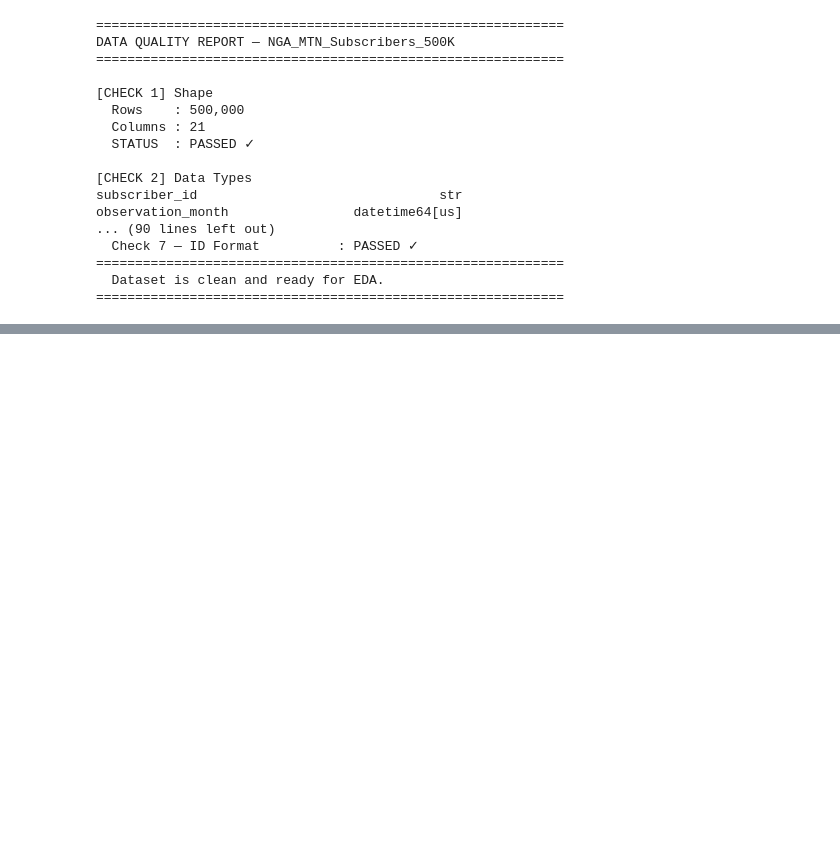
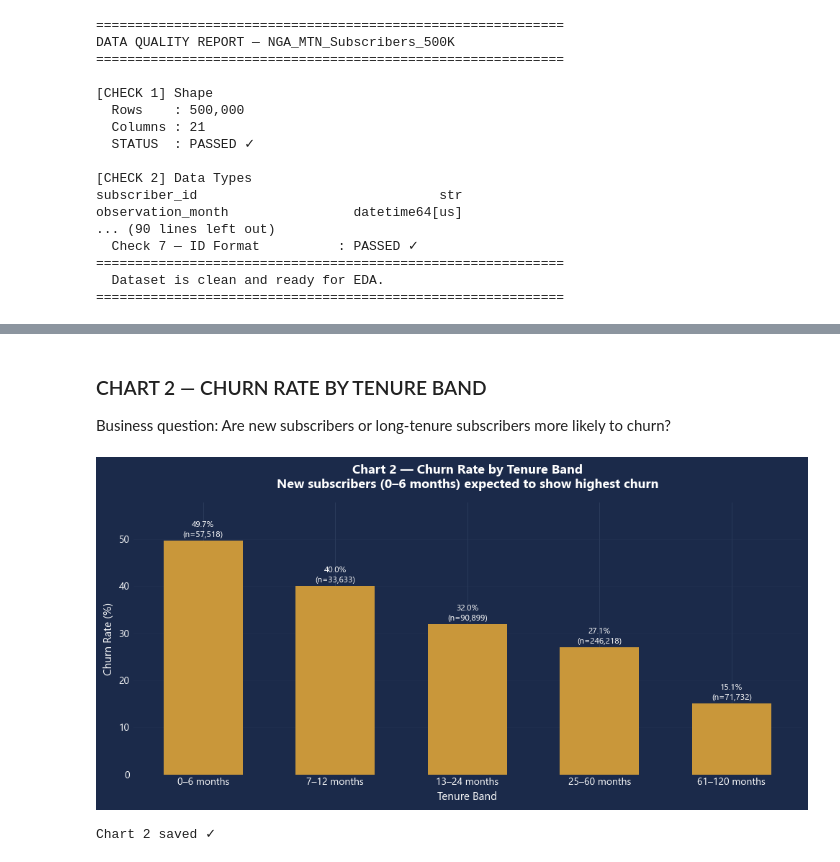
Before and after one commit to Elijjjaaaahhhhh/mtn-churn-prediction, a Jupyter notebook: notebooks/mtn_churn_pipeline.ipynb, the cells around one changed output, grey strips where cells are left out. Cells and saved outputs as stored; diff of their text form; code cells hidden in the pictures; blank space fills up the shorter version.

```diff
--- a/notebooks/mtn_churn_pipeline.ipynb
+++ b/notebooks/mtn_churn_pipeline.ipynb
@@ -1184,0 +1272,65 @@ observation_month                datetime64[us]
+# %% [markdown]
+### CHART 2 — CHURN RATE BY TENURE BAND
+ Business question: Are new subscribers or long-tenure subscribers more likely to churn?
+# %%
+# Create tenure bands
+tenure_bins   = [0, 6, 12, 24, 60, 120]
+tenure_labels = ['0–6 months', '7–12 months', '13–24 months',
+                 '25–60 months', '61–120 months']
+
+df['tenure_band'] = pd.cut(
+    df['tenure_months'],
+    bins=tenure_bins,
+    labels=tenure_labels,
+    right=True
+)
+
+tenure_churn = (
+    df.groupby('tenure_band', observed=True)['churn_label']
+    .agg(['mean', 'count'])
+    .rename(columns={'mean': 'churn_rate', 'count': 'count'})
+    .reset_index()
+)
+tenure_churn['churn_rate_pct'] = tenure_churn['churn_rate'] * 100
+
+fig, ax = plt.subplots(figsize=(10, 5))
+
+bars = ax.bar(
+    tenure_churn['tenure_band'].astype(str),
+    tenure_churn['churn_rate_pct'],
+    color=ACCENT_COLOR,
+    edgecolor='none',
+    width=0.6
+)
+
+# Annotate bars
+for bar, pct, cnt in zip(bars,
+                          tenure_churn['churn_rate_pct'],
+                          tenure_churn['count']):
+    ax.text(
+        bar.get_x() + bar.get_width() / 2,
+        bar.get_height() + 0.3,
+        f'{pct:.1f}%\n(n={cnt:,})',
+        ha='center', va='bottom',
+        color=TEXT_COLOR, fontsize=8.5
+    )
+
+ax.set_xlabel('Tenure Band', fontsize=11)
+ax.set_ylabel('Churn Rate (%)', fontsize=11)
+ax.set_title(
+    'Chart 2 — Churn Rate by Tenure Band\n'
+    'New subscribers (0–6 months) expected to show highest churn',
+    fontsize=13, pad=15, fontweight='bold'
+)
+ax.set_ylim(0, tenure_churn['churn_rate_pct'].max() + 8)
+ax.grid(axis='y', alpha=0.3)
+ax.spines[['top', 'right', 'left']].set_visible(False)
+
+plt.tight_layout()
+plt.savefig('../outputs/chart2_churn_by_tenure.png', dpi=150,
+            bbox_inches='tight', facecolor=BACKGROUND_COLOR)
+plt.show()
+print("Chart 2 saved ✓")
+# %% [output]
+[figure, added]
+Chart 2 saved ✓
```
Also changed, not shown: parts of 25 cells of this notebook, 8 other files.
